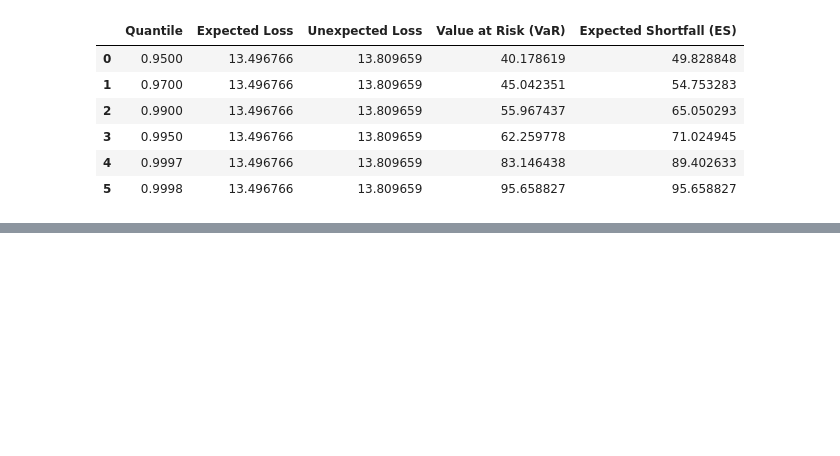
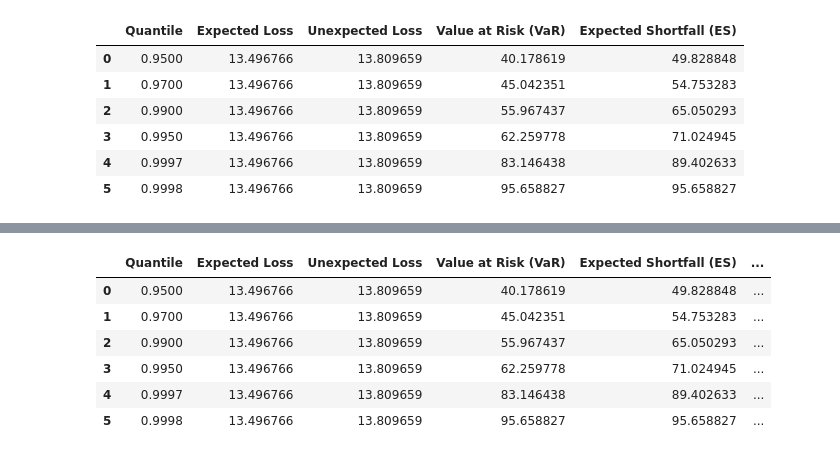
Before and after one commit to KraBence/Temalabor, a Jupyter notebook: Temalabor.ipynb, the cells around one changed output, grey strips where cells are left out. Cells and saved outputs as stored; diff of their text form; code cells hidden in the pictures; blank space fills up the shorter version.

```diff
--- a/Temalabor.ipynb
+++ b/Temalabor.ipynb
@@ -152,3 +153,12 @@ risk_measures_df
 | 3 | 0.9950 | 13.496766 | 13.809659 | 62.259778 | 71.024945 |
 | 4 | 0.9997 | 13.496766 | 13.809659 | 83.146438 | 89.402633 |
 | 5 | 0.9998 | 13.496766 | 13.809659 | 95.658827 | 95.658827 |
+# %%
+def independentBinomialAnalytic(N, p, c, alpha):
+    pmfBinomial = np.zeros(N+1)
+    for k in range(0, N+1):
+        pmfBinomial[k] = getBC(N,k)*(p**k)*((1-p)**(N-k))
+    cdfBinomial = np.cumsum(pmfBinomial)
+    varAnalytic = c*np.interp(alpha, cdfBinomial, np.linspace(0,N,N+1))
+    esAnalytic = analyticExpectedShortfall(N, alpha, pmfBinomial, c)
+    return pmfBinomial, cdfBinomial, varAnalytic, esAnalytic
@@ -154,0 +179,11 @@ risk_measures_df
+# %%
+p_mean = np.mean(portfolio_df['Default_Probability'])
+c_mean = np.mean(portfolio_df['Exposure'])
+# %%
+pmfBinomial, cdfBinomial, varAnalytic, esAnalytic = independentBinomialAnalytic(N, p_mean, c_mean, alpha)
+
+analytic_results_df = pd.DataFrame({
+    'Quantile': alpha,
+    'Analytic Value at Risk (VaR)': varAnalytic,
+    'Analytic Expected Shortfall (ES)': esAnalytic
+})
@@ -154,0 +200,11 @@ risk_measures_df
+# %%
+merged_risk_measures_df = pd.merge(risk_measures_df, analytic_results_df, on='Quantile')
+merged_risk_measures_df
+# %% [output]
+|  | Quantile | Expected Loss | Unexpected Loss | Value at Risk (VaR) | Expected Shortfall (ES) | ... |
+| 0 | 0.9500 | 13.496766 | 13.809659 | 40.178619 | 49.828848 | ... |
+| 1 | 0.9700 | 13.496766 | 13.809659 | 45.042351 | 54.753283 | ... |
+| 2 | 0.9900 | 13.496766 | 13.809659 | 55.967437 | 65.050293 | ... |
+| 3 | 0.9950 | 13.496766 | 13.809659 | 62.259778 | 71.024945 | ... |
+| 4 | 0.9997 | 13.496766 | 13.809659 | 83.146438 | 89.402633 | ... |
+| 5 | 0.9998 | 13.496766 | 13.809659 | 95.658827 | 95.658827 | ... |
```
Also changed, not shown: parts of 4 cells of this notebook.
